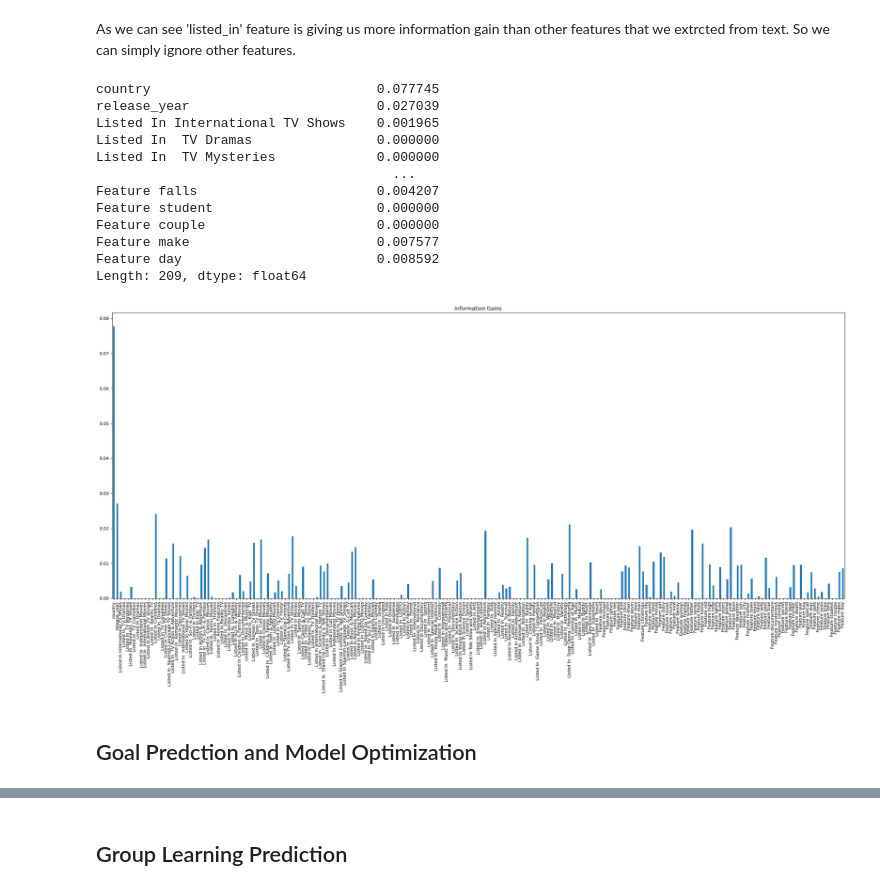
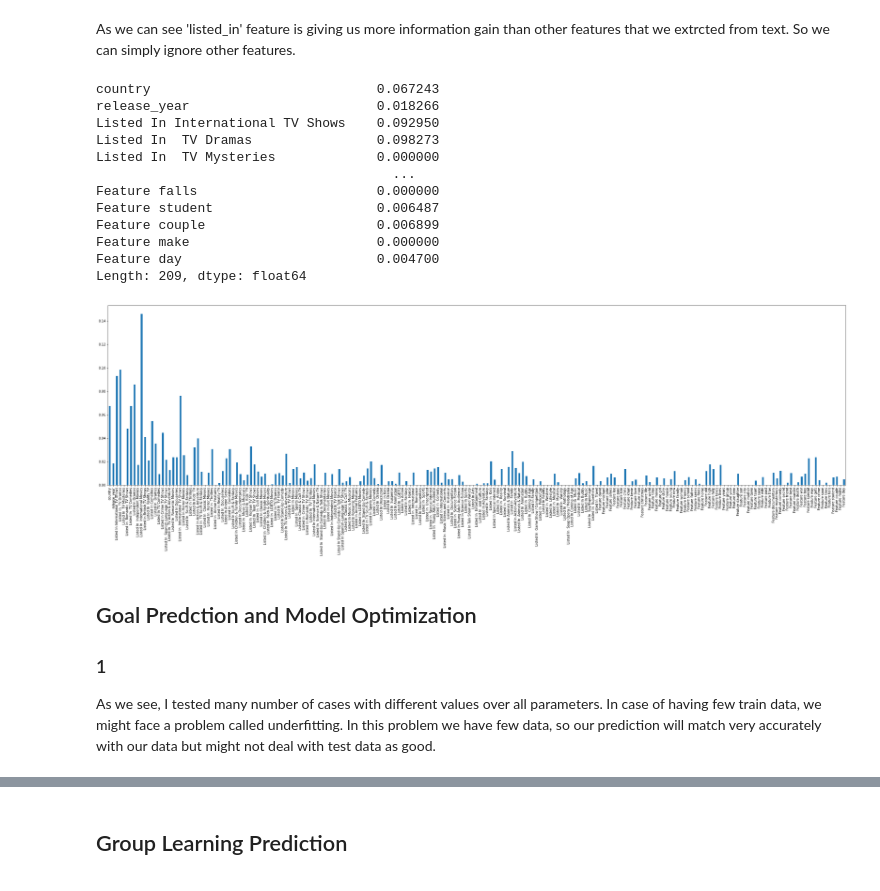
Before and after one commit to SM2A/Artificial_Intelligence_Course_Projects, a Jupyter notebook: CA4/Report.ipynb, the cells around one changed output, grey strips where cells are left out. Drawn from its saved outputs; the diff is of its cells as text; code cells hidden in the pictures.

```diff
--- a/CA4/Report.ipynb
+++ b/CA4/Report.ipynb
@@ -169,7 +169,7 @@ previous assignment. Also simply by iterating on list elements we can see the mo
 for index, row in dataset.iterrows():
     category = str(dataset['listed_in'][index]).split(',')
     for c in category:
-        if c in dataset.columns:
+        if f'Listed In {c}' in dataset.columns:
             dataset[f'Listed In {c}'][index] = 1
         else :
             dataset[f'Listed In {c}'] = 0
@@ -259,29 +263,32 @@ _mutual_info_regression_ = pandas.Series(_mutual_info_regression_)
 _mutual_info_regression_.index = X.columns
 _mutual_info_regression_
 # %% [output]
-country                             0.077745
-release_year                        0.027039
-Listed In International TV Shows    0.001965
-Listed In  TV Dramas                0.000000
+country                             0.067243
+release_year                        0.018266
+Listed In International TV Shows    0.092950
+Listed In  TV Dramas                0.098273
 Listed In  TV Mysteries             0.000000
                                       ...
-Feature falls                       0.004207
-Feature student                     0.000000
-Feature couple                      0.000000
-Feature make                        0.007577
-Feature day                         0.008592
+Feature falls                       0.000000
+Feature student                     0.006487
+Feature couple                      0.006899
+Feature make                        0.000000
+Feature day                         0.004700
 Length: 209, dtype: float64
 # %%
 from matplotlib import pyplot as plot
 
-plot.figure(figsize=(30,12), dpi= 80, facecolor='w', edgecolor='k')
+plot.figure(figsize=(40,10))
 _mutual_info_regression_.plot.bar()
-plot.title('Information Gains')
 plot.show()
 # %% [output]
-[figure, old version]
+[figure, new version]
-# %% [markdown]
-## Goal Predction and Model Optimization
+# %% [markdown]
+## Goal Predction and Model Optimization
+### 1
+As we see, I tested many number of cases with different values over all parameters. In case of having few train data, we
+might face a problem called underfitting. In this problem we have few data, so our prediction will match very accurately
+with our data but might not deal with test data as good.
 # %%
 from sklearn import tree
 from sklearn.metrics import confusion_matrix
```
Also changed, not shown: parts of 6 cells of this notebook.
